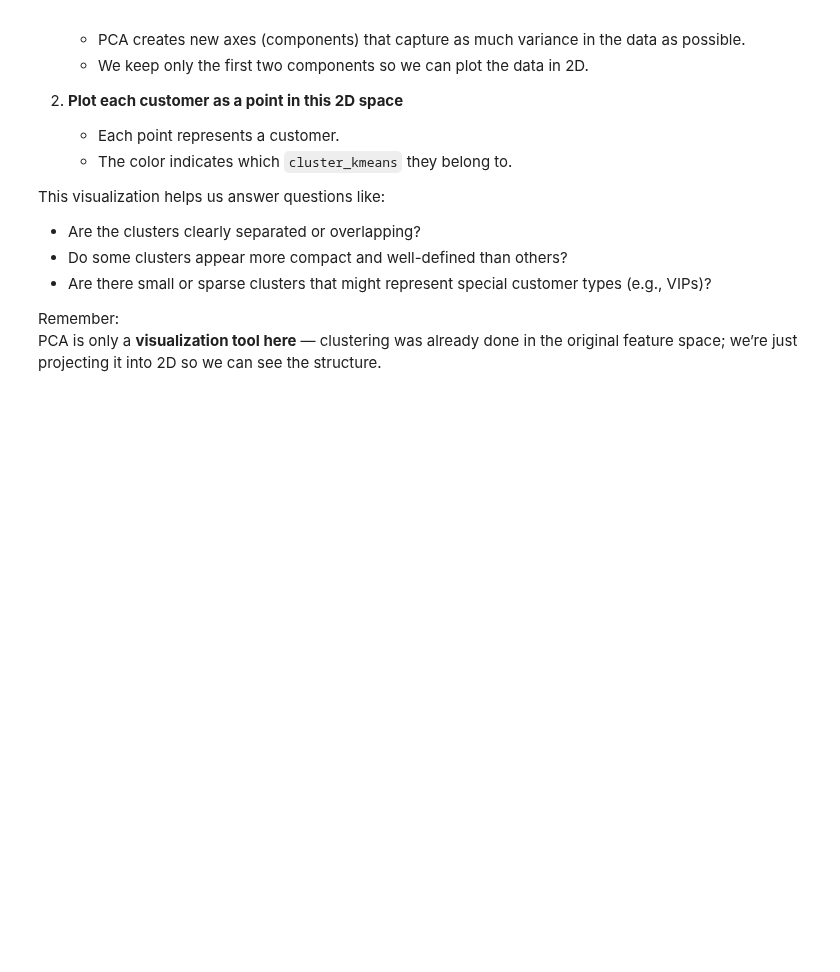
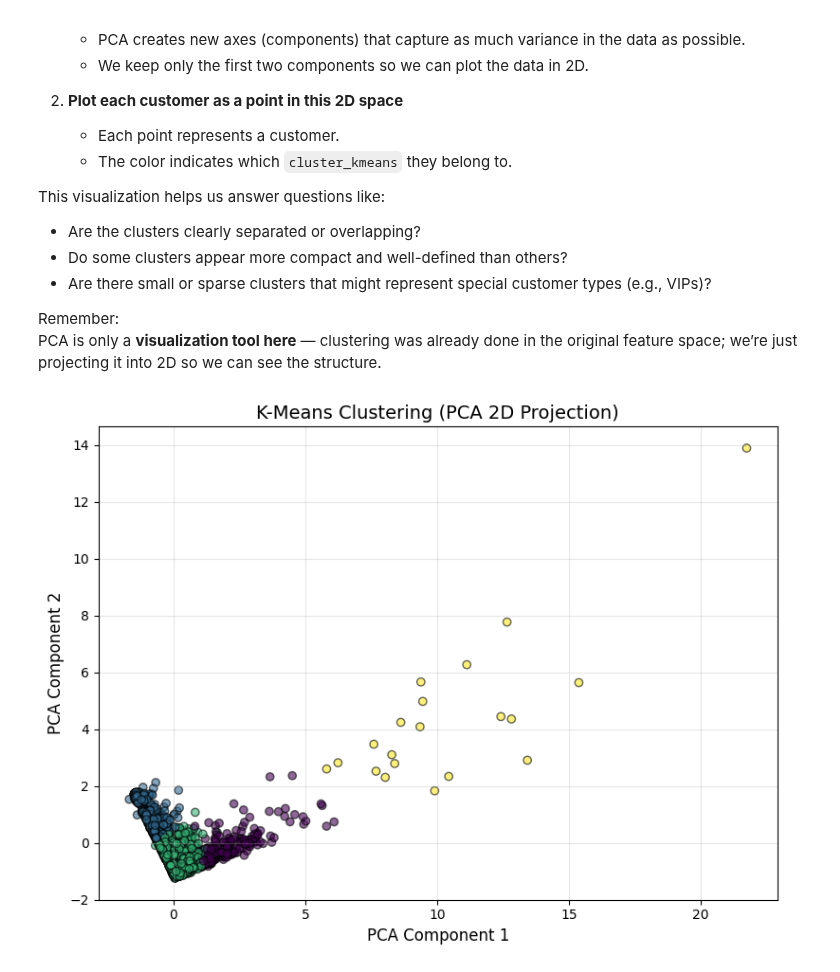
Before and after one commit to JanaAliCS/machine_leanring, a Jupyter notebook: Assignment_4.ipynb, the cells around one changed output. Drawn from its saved outputs; the diff is of its cells as text; code cells hidden in the pictures; blank space fills up the shorter version.

```diff
--- a/Assignment_4.ipynb
+++ b/Assignment_4.ipynb
@@ -1025,25 +1025,27 @@ This visualization helps us answer questions like:
 Remember:
 PCA is only a **visualization tool here** — clustering was already done in the original feature space; we’re just projecting it into 2D so we can see the structure.
 # %%
-# from sklearn.decomposition import PCA
-# import matplotlib.pyplot as plt
+from sklearn.decomposition import PCA
+import matplotlib.pyplot as plt
 
-# # Reduce to 2D for visualization
-# pca = PCA(n_components=2)
-# X_pca = pca.fit_transform(X_scaled)
+# Reduce to 2D for visualization
+pca = PCA(n_components=2)
+X_pca = pca.fit_transform(clustering_scaled)
 
-# plt.figure(figsize=(8, 6))
+plt.figure(figsize=(8, 6))
 
-# plt.scatter(
-#     X_pca[:, 0], X_pca[:, 1],
-#     c=customers_past["cluster_kmeans"],
-#     cmap="viridis", alpha=0.6, edgecolors='k'
-# )
+plt.scatter(
+    X_pca[:, 0], X_pca[:, 1],
+    c=customers_past["cluster_kmeans"],
+    cmap="viridis", alpha=0.6, edgecolors='k'
+)
 
-# plt.title("K-Means Clustering (PCA 2D Projection)", fontsize=14)
-# plt.xlabel("PCA Component 1", fontsize=12)
-# plt.ylabel("PCA Component 2", fontsize=12)
-# plt.grid(alpha=0.3)
+plt.title("K-Means Clustering (PCA 2D Projection)", fontsize=14)
+plt.xlabel("PCA Component 1", fontsize=12)
+plt.ylabel("PCA Component 2", fontsize=12)
+plt.grid(alpha=0.3)
 
-# plt.tight_layout()
-# plt.show()
+plt.tight_layout()
+plt.show()
+# %% [output]
+[figure, added]
```
